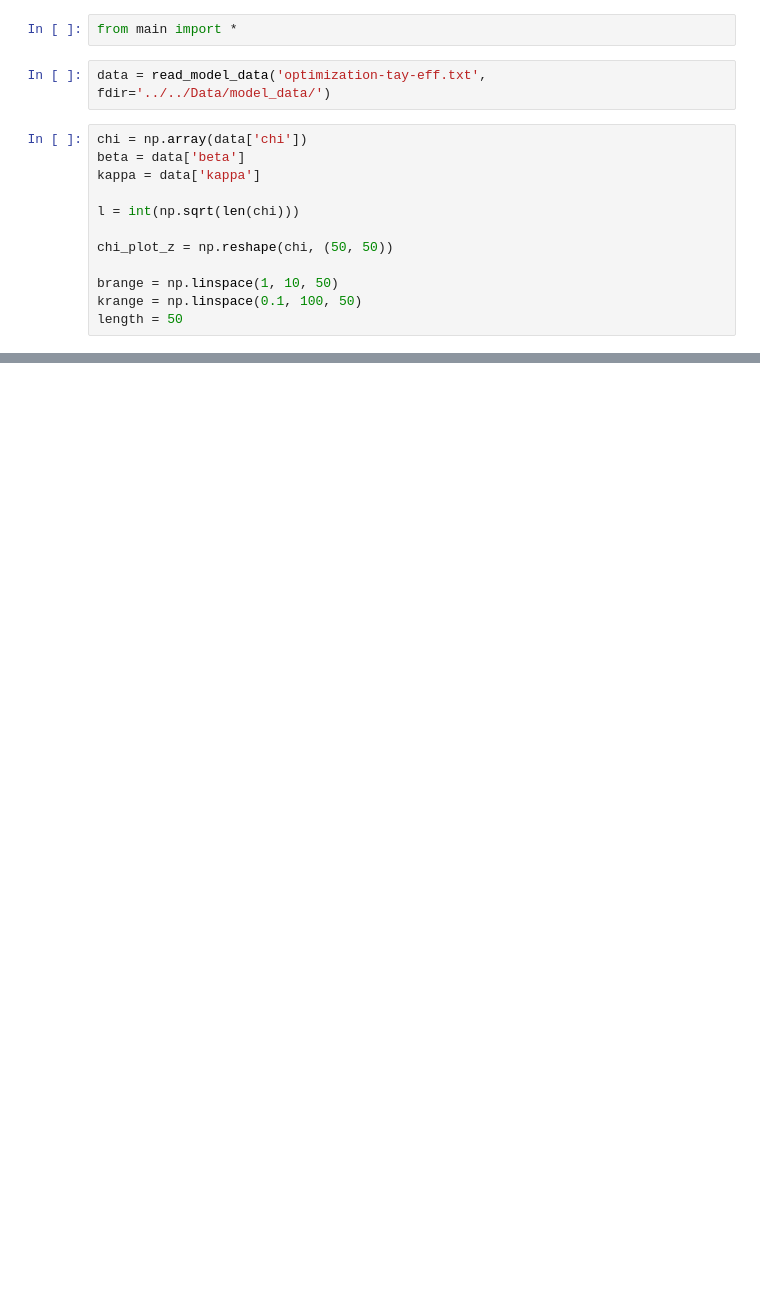
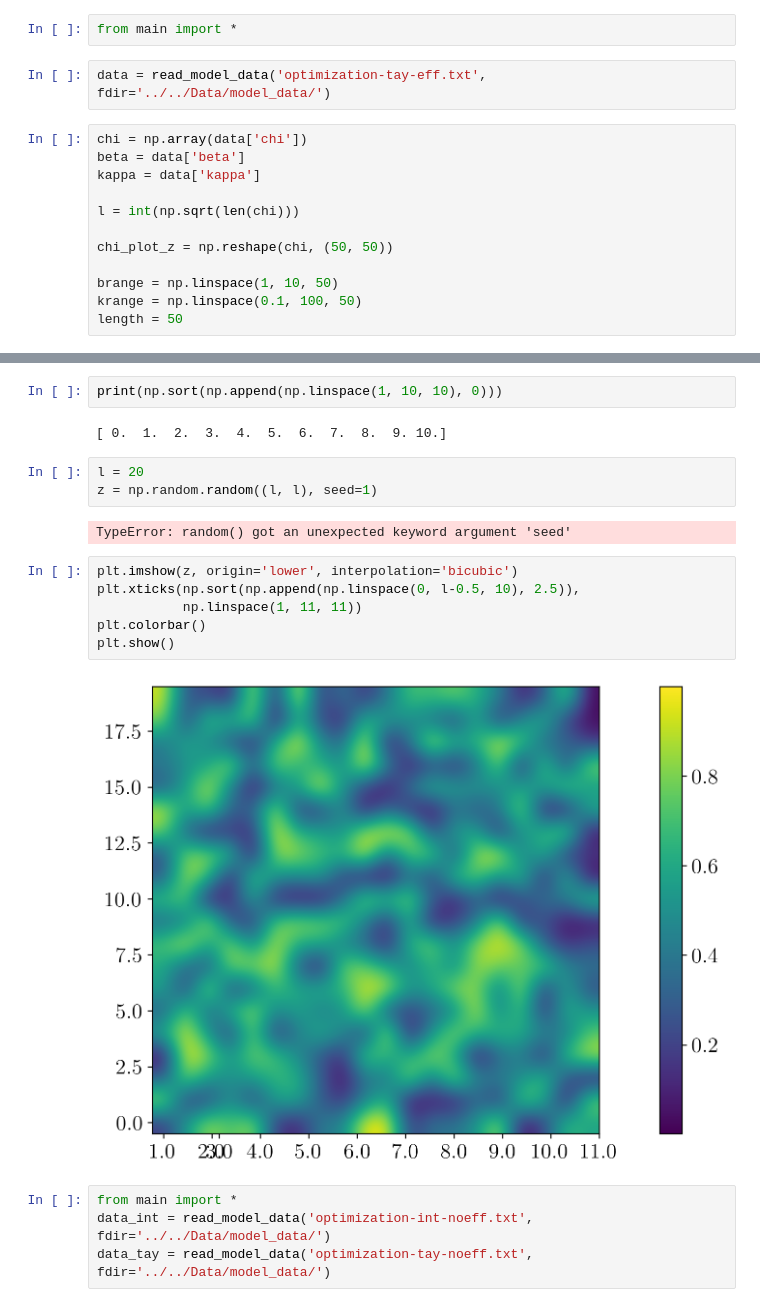
Before and after one commit to bktakacs/thesis_ku, a Jupyter notebook: Untitled-1.ipynb, the cells around one changed output, grey strips where cells are left out. Saved outputs shown, nothing was run; the diff lists cells and outputs as text; blank space fills up the shorter version.

```diff
--- a/Untitled-1.ipynb
+++ b/Untitled-1.ipynb
@@ -16,0 +43,21 @@ length = 50
+# %%
+print(np.sort(np.append(np.linspace(1, 10, 10), 0)))
+# %% [output]
+[ 0.  1.  2.  3.  4.  5.  6.  7.  8.  9. 10.]
+# %%
+l = 20
+z = np.random.random((l, l), seed=1)
+# %% [output]
+TypeError: random() got an unexpected keyword argument 'seed'
+# %%
+plt.imshow(z, origin='lower', interpolation='bicubic')
+plt.xticks(np.sort(np.append(np.linspace(0, l-0.5, 10), 2.5)),
+           np.linspace(1, 11, 11))
+plt.colorbar()
+plt.show()
+# %% [output]
+[figure, added]
+# %%
+from main import *
+data_int = read_model_data('optimization-int-noeff.txt', fdir='../../Data/model_data/')
+data_tay = read_model_data('optimization-tay-noeff.txt', fdir='../../Data/model_data/')
```
Also changed, not shown: parts of 5 cells of this notebook, 1 other file.
